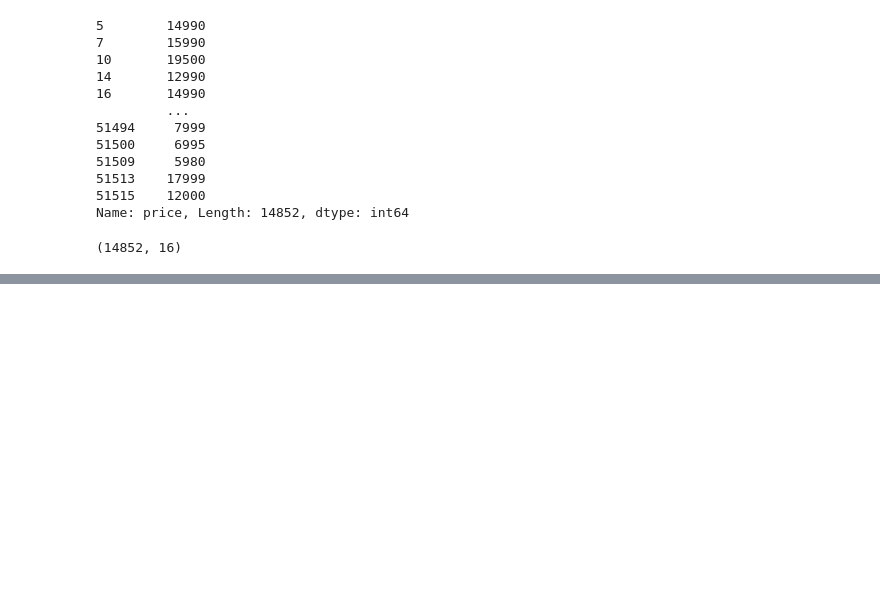
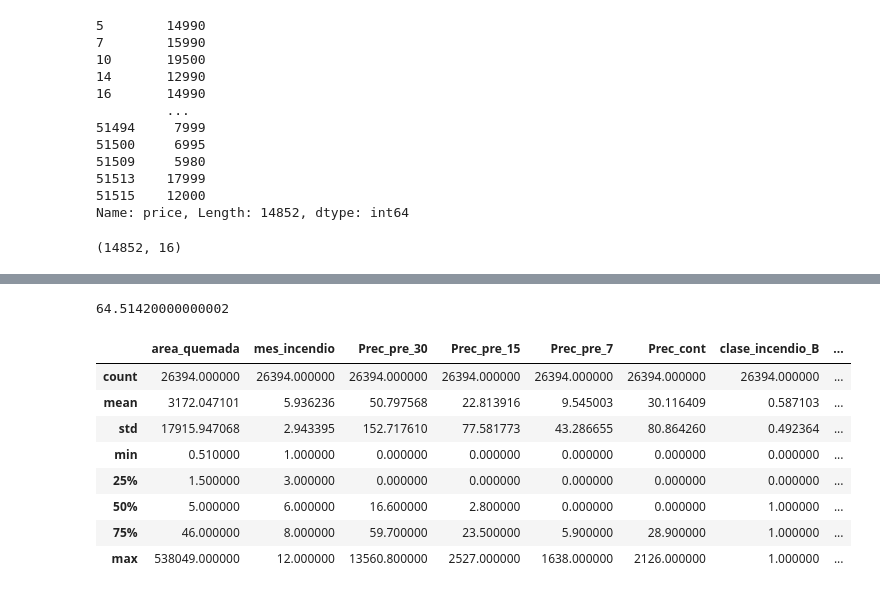
Before and after one commit to onavarrete04/Introduccion-Ciencia-Datos, a Jupyter notebook: 2023_MML.ipynb, the cells around one changed output, grey strips where cells are left out. Saved outputs shown, nothing was run; the diff lists cells and outputs as text; code cells hidden in the pictures; blank space fills up the shorter version.

```diff
--- a/2023_MML.ipynb
+++ b/2023_MML.ipynb
@@ -397,0 +589,3 @@ X.shape
+# %%
+datos = pd.read_csv("incendios_forestales.csv")
+datos.describe()
@@ -397,0 +758,16 @@ X.shape
+# %%
+-66.18 + ((20.89 * 9.34) - (140.04 * 0.46))
+# %% [output]
+64.51420000000002
+# %%
+datos_i.describe()
+# %% [output]
+|  | area_quemada | mes_incendio | Prec_pre_30 | Prec_pre_15 | Prec_pre_7 | Prec_cont | clase_incendio_B | ... |
+| count | 26394.000000 | 26394.000000 | 26394.000000 | 26394.000000 | 26394.000000 | 26394.000000 | 26394.000000 | ... |
+| mean | 3172.047101 | 5.936236 | 50.797568 | 22.813916 | 9.545003 | 30.116409 | 0.587103 | ... |
+| std | 17915.947068 | 2.943395 | 152.717610 | 77.581773 | 43.286655 | 80.864260 | 0.492364 | ... |
+| min | 0.510000 | 1.000000 | 0.000000 | 0.000000 | 0.000000 | 0.000000 | 0.000000 | ... |
+| 25% | 1.500000 | 3.000000 | 0.000000 | 0.000000 | 0.000000 | 0.000000 | 0.000000 | ... |
+| 50% | 5.000000 | 6.000000 | 16.600000 | 2.800000 | 0.000000 | 0.000000 | 1.000000 | ... |
+| 75% | 46.000000 | 8.000000 | 59.700000 | 23.500000 | 5.900000 | 28.900000 | 1.000000 | ... |
+| max | 538049.000000 | 12.000000 | 13560.800000 | 2527.000000 | 1638.000000 | 2126.000000 | 1.000000 | ... |
```
Also changed, not shown: parts of 38 cells of this notebook, 1 other file.
